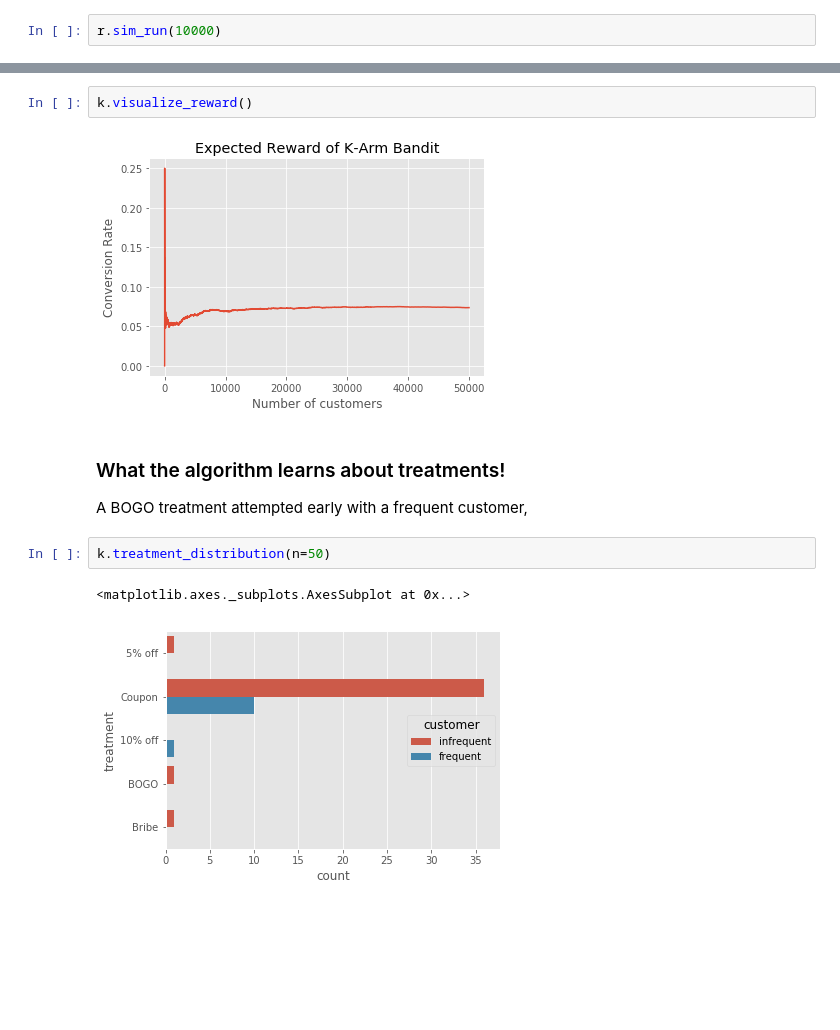
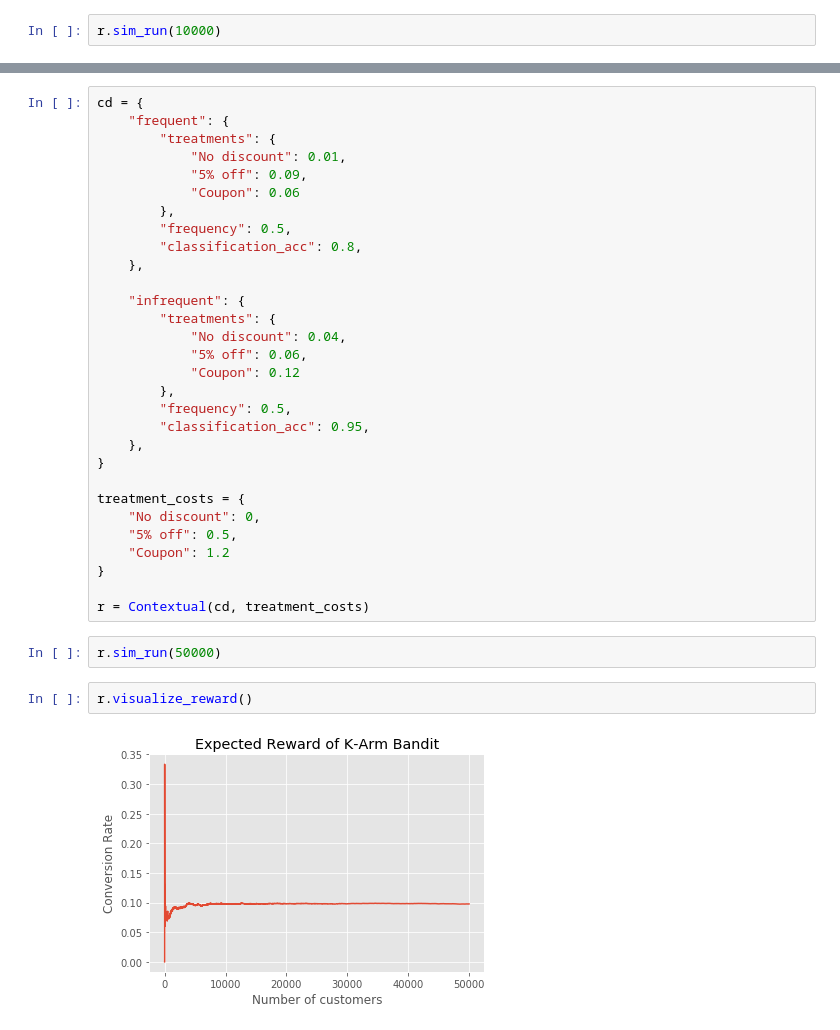
Before and after one commit to Hudsonash/synthetic-rtid, a Jupyter notebook: synthetic-rtid.ipynb, the cells around one changed output, grey strips where cells are left out. Saved outputs shown, nothing was run; the diff lists cells and outputs as text; blank space fills up the shorter version.

Commit message:
contextuals

```diff
--- a/synthetic-rtid.ipynb
+++ b/synthetic-rtid.ipynb
@@ -347,12 +317,36 @@ k.visualize_known()
+# %%
+cd = {
+    "frequent": {
+        "treatments": {
+            "No discount": 0.01,
+            "5% off": 0.09,
+            "Coupon": 0.06
+        },
+        "frequency": 0.5,
+        "classification_acc": 0.8,
+    },
+
+    "infrequent": {
+        "treatments": {
+            "No discount": 0.04,
+            "5% off": 0.06,
+            "Coupon": 0.12
+        },
+        "frequency": 0.5,
+        "classification_acc": 0.95,
+    },
+}
+
+treatment_costs = {
+    "No discount": 0,
+    "5% off": 0.5,
+    "Coupon": 1.2
+}
+
+r = Contextual(cd, treatment_costs)
+# %%
+r.sim_run(50000)
 # %%
-k.visualize_reward()
+r.visualize_reward()
 # %% [output]
-[figure, old version]
+[figure, new version]
-# %% [markdown]
-### What the algorithm learns about treatments!
-A BOGO treatment attempted early with a frequent customer,
-# %%
-k.treatment_distribution(n=50)
-# %% [output]
-<matplotlib.axes._subplots.AxesSubplot at 0x...>
-[figure, removed]
```
Also changed, not shown: parts of 16 cells of this notebook.
